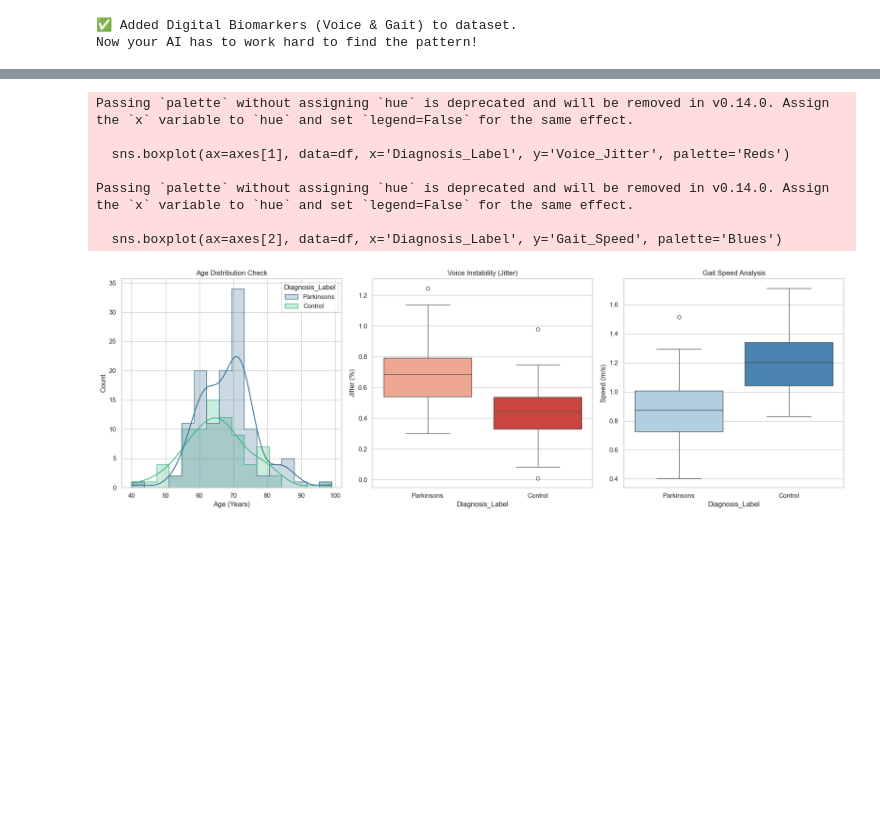
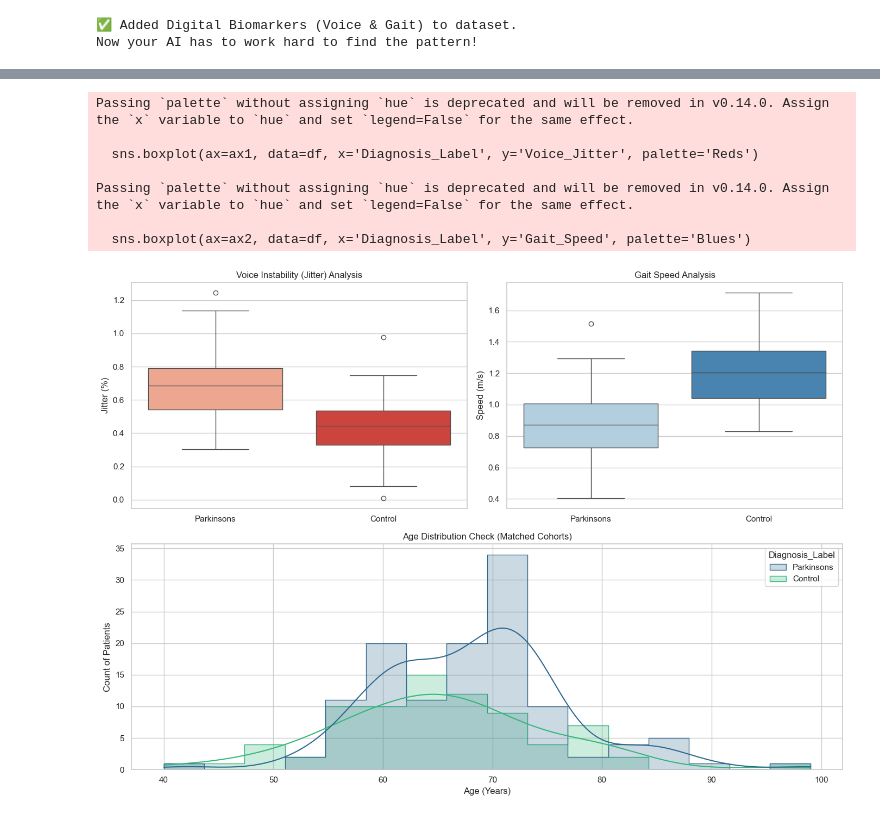
Before and after one commit to soulpython007/PPMI_Parkinsons_Early_Detection, a Jupyter notebook: notebooks/test_setup.ipynb, the cells around one changed output, grey strips where cells are left out. Cells and saved outputs as stored; diff of their text form; code cells hidden in the pictures; blank space fills up the shorter version.

```diff
--- a/notebooks/test_setup.ipynb
+++ b/notebooks/test_setup.ipynb
@@ -150,45 +172,60 @@ Now your AI has to work hard to find the pattern!
 # %%
 import pandas as pd
 import seaborn as sns
 import matplotlib.pyplot as plt
 
 # 1. Load the Advanced Research Data
 df = pd.read_csv('data/Advanced_Research_Data.csv')
 
-# Set visual style for publication-quality plots
+# Set visual style
 sns.set_theme(style="whitegrid")
 
-# Create a figure with 3 subplots (1 row, 3 columns)
-fig, axes = plt.subplots(1, 3, figsize=(18, 6))
+# --- DEFINE THE CUSTOM LAYOUT ---
+# Initialize figure with a good width and height
+fig = plt.figure(figsize=(14, 10))
 
-# --- PLOT 1: Demographics Check (Age Histogram) ---
-sns.histplot(ax=axes[0], data=df, x='Age', hue='Diagnosis_Label',
+# Create a 2-row, 2-column grid structure
+gs = fig.add_gridspec(2, 2)
+
+# Create the axes (subplots) based on the grid spec
+# ax1: Top Left (Row 0, Column 0)
+ax1 = fig.add_subplot(gs[0, 0])
+# ax2: Top Right (Row 0, Column 1)
+ax2 = fig.add_subplot(gs[0, 1])
+# ax3: Bottom Row (Row 1, Span all Columns '0:')
+ax3 = fig.add_subplot(gs[1, :])
+
+
+# --- PLOT 1 (Top Left): Voice Jitter Boxplot ---
+sns.boxplot(ax=ax1, data=df, x='Diagnosis_Label', y='Voice_Jitter', palette='Reds')
+ax1.set_title('Voice Instability (Jitter) Analysis')
+ax1.set_ylabel('Jitter (%)')
+ax1.set_xlabel('') # Hide x-label for cleaner look
+
+# --- PLOT 2 (Top Right): Gait Speed Boxplot ---
+sns.boxplot(ax=ax2, data=df, x='Diagnosis_Label', y='Gait_Speed', palette='Blues')
+ax2.set_title('Gait Speed Analysis')
+ax2.set_ylabel('Speed (m/s)')
+ax2.set_xlabel('') # Hide x-label
+
+# --- PLOT 3 (Bottom Spanning): Age Histogram ---
+sns.histplot(ax=ax3, data=df, x='Age', hue='Diagnosis_Label',
              kde=True, element="step", palette='viridis')
-axes[0].set_title('Age Distribution Check')
-axes[0].set_xlabel('Age (Years)')
-axes[0].set_ylabel('Count')
-
-# --- PLOT 2: Voice Jitter (Digital Biomarker 1) ---
-sns.boxplot(ax=axes[1], data=df, x='Diagnosis_Label', y='Voice_Jitter', palette='Reds')
-axes[1].set_title('Voice Instability (Jitter)')
-axes[1].set_ylabel('Jitter (%)')
-
-# --- PLOT 3: Gait Speed (Digital Biomarker 2) ---
-sns.boxplot(ax=axes[2], data=df, x='Diagnosis_Label', y='Gait_Speed', palette='Blues')
-axes[2].set_title('Gait Speed Analysis')
-axes[2].set_ylabel('Speed (m/s)')
+ax3.set_title('Age Distribution Check (Matched Cohorts)')
+ax3.set_xlabel('Age (Years)')
+ax3.set_ylabel('Count of Patients')
 
 # Final Layout Adjustments
 plt.tight_layout()
 plt.show()
 # %% [output]
 Passing `palette` without assigning `hue` is deprecated and will be removed in v0.14.0. Assign the `x` variable to `hue` and set `legend=False` for the same effect.
 
-  sns.boxplot(ax=axes[1], data=df, x='Diagnosis_Label', y='Voice_Jitter', palette='Reds')
+  sns.boxplot(ax=ax1, data=df, x='Diagnosis_Label', y='Voice_Jitter', palette='Reds')
 
 Passing `palette` without assigning `hue` is deprecated and will be removed in v0.14.0. Assign the `x` variable to `hue` and set `legend=False` for the same effect.
 
-  sns.boxplot(ax=axes[2], data=df, x='Diagnosis_Label', y='Gait_Speed', palette='Blues')
+  sns.boxplot(ax=ax2, data=df, x='Diagnosis_Label', y='Gait_Speed', palette='Blues')
-[figure, old version]
+[figure, new version]
 # %%
 import pandas as pd
```
Also changed, not shown: parts of 6 cells of this notebook.
